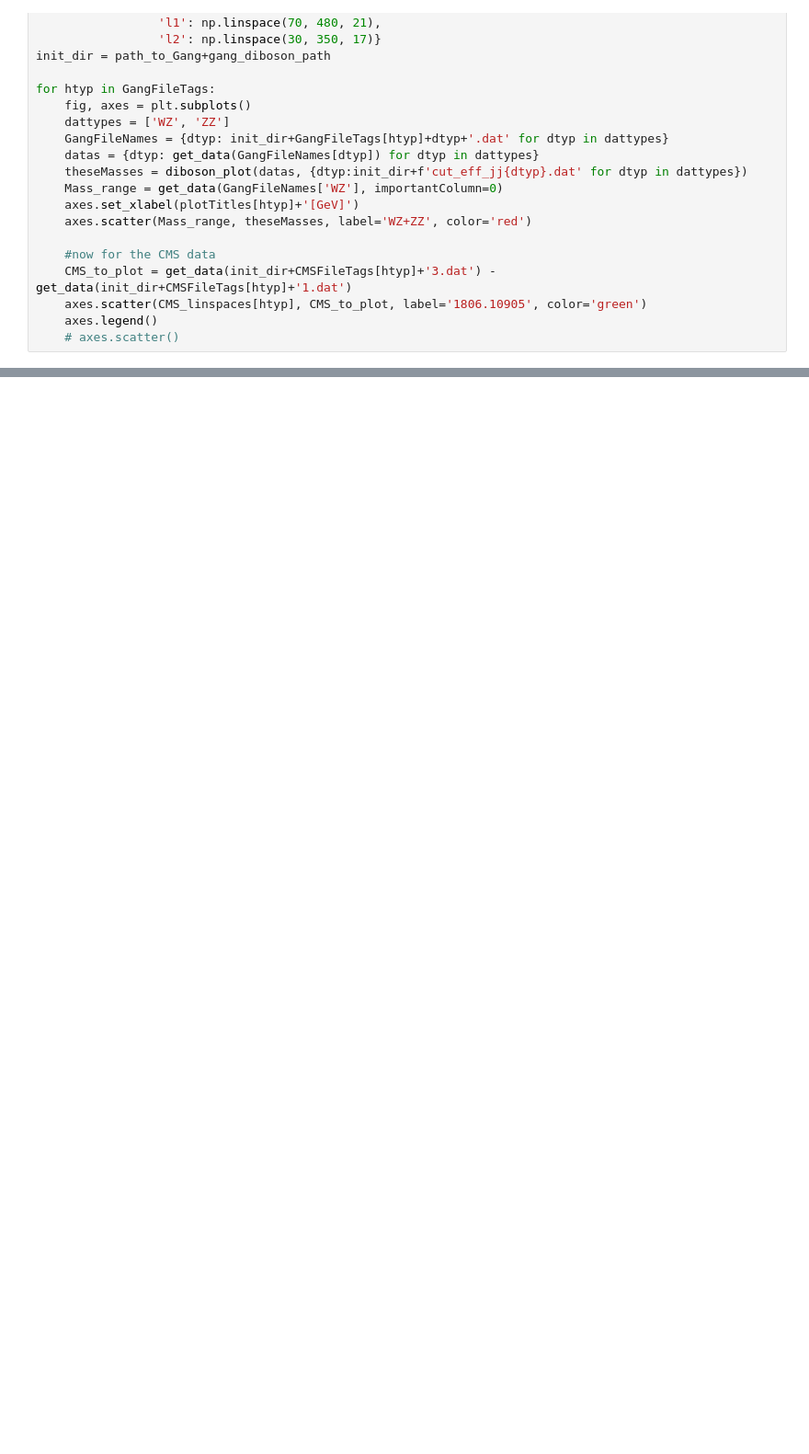
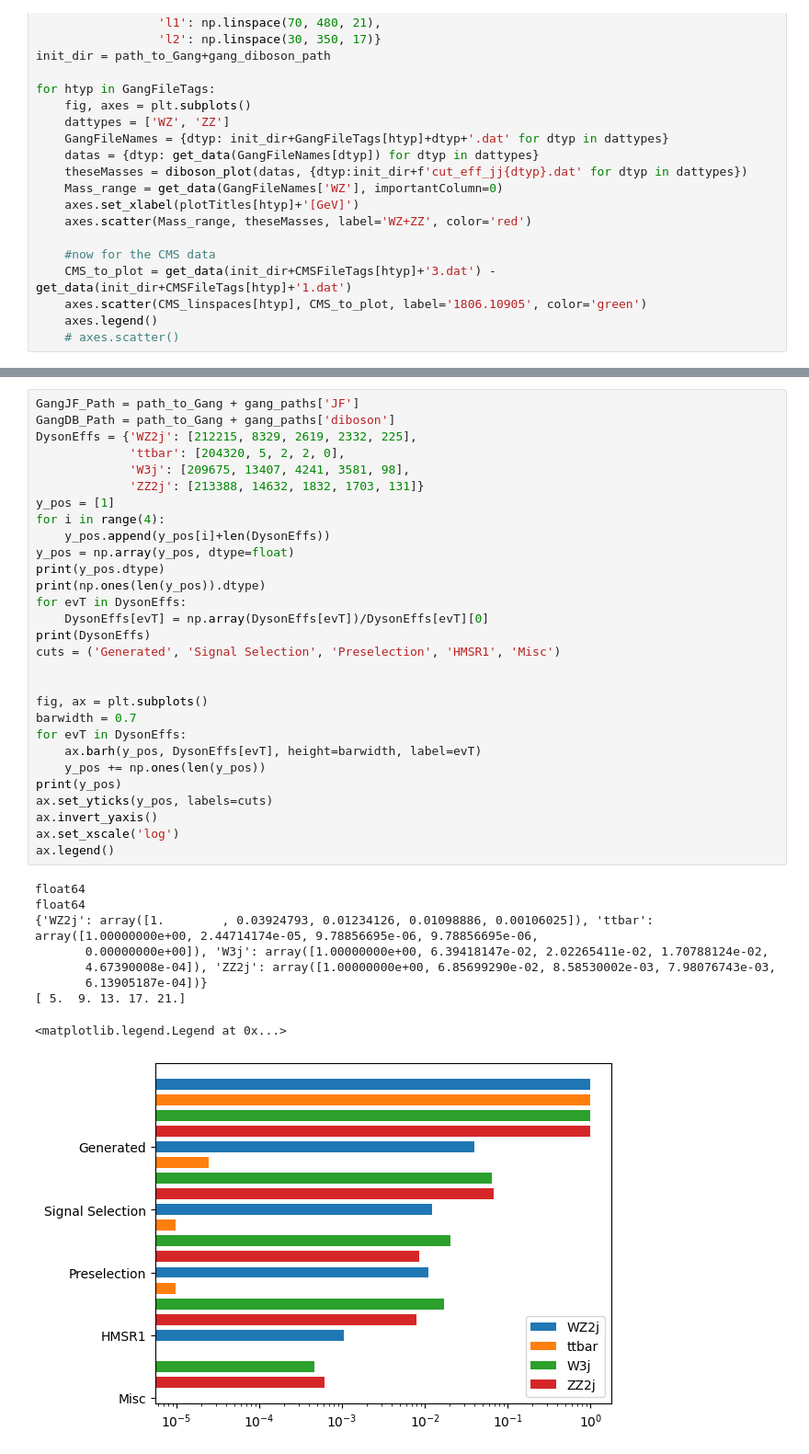
Before and after one commit to dysontk/LFVLNV, a Jupyter notebook: AnalysisAndSuch/Histos.ipynb, the cells around one changed output, grey strips where cells are left out. Shown: that part at 92% size. Drawn from its saved outputs; the diff is of its cells as text; blank space fills up the shorter version.

```diff
--- a/AnalysisAndSuch/Histos.ipynb
+++ b/AnalysisAndSuch/Histos.ipynb
@@ -261,0 +290,39 @@ plt.scatter(np.linspace(100, 600, 15), CMS_to_plot)
+# %%
+GangJF_Path = path_to_Gang + gang_paths['JF']
+GangDB_Path = path_to_Gang + gang_paths['diboson']
+DysonEffs = {'WZ2j': [212215, 8329, 2619, 2332, 225],
+             'ttbar': [204320, 5, 2, 2, 0],
+             'W3j': [209675, 13407, 4241, 3581, 98],
+             'ZZ2j': [213388, 14632, 1832, 1703, 131]}
+y_pos = [1]
+for i in range(4):
+    y_pos.append(y_pos[i]+len(DysonEffs))
+y_pos = np.array(y_pos, dtype=float)
+print(y_pos.dtype)
+print(np.ones(len(y_pos)).dtype)
+for evT in DysonEffs:
+    DysonEffs[evT] = np.array(DysonEffs[evT])/DysonEffs[evT][0]
+print(DysonEffs)
+cuts = ('Generated', 'Signal Selection', 'Preselection', 'HMSR1', 'Misc')
+
+
+fig, ax = plt.subplots()
+barwidth = 0.7
+for evT in DysonEffs:
+    ax.barh(y_pos, DysonEffs[evT], height=barwidth, label=evT)
+    y_pos += np.ones(len(y_pos))
+print(y_pos)
+ax.set_yticks(y_pos, labels=cuts)
+ax.invert_yaxis()
+ax.set_xscale('log')
+ax.legend()
+# %% [output]
+float64
+float64
+{'WZ2j': array([1.        , 0.03924793, 0.01234126, 0.01098886, 0.00106025]), 'ttbar': array([1.00000000e+00, 2.44714174e-05, 9.78856695e-06, 9.78856695e-06,
+       0.00000000e+00]), 'W3j': array([1.00000000e+00, 6.39418147e-02, 2.02265411e-02, 1.70788124e-02,
+       4.67390008e-04]), 'ZZ2j': array([1.00000000e+00, 6.85699290e-02, 8.58530002e-03, 7.98076743e-03,
+       6.13905187e-04])}
+[ 5.  9. 13. 17. 21.]
+<matplotlib.legend.Legend at 0x...>
+[figure, added]
```
Also changed, not shown: parts of 7 cells of this notebook, 1 other file.
